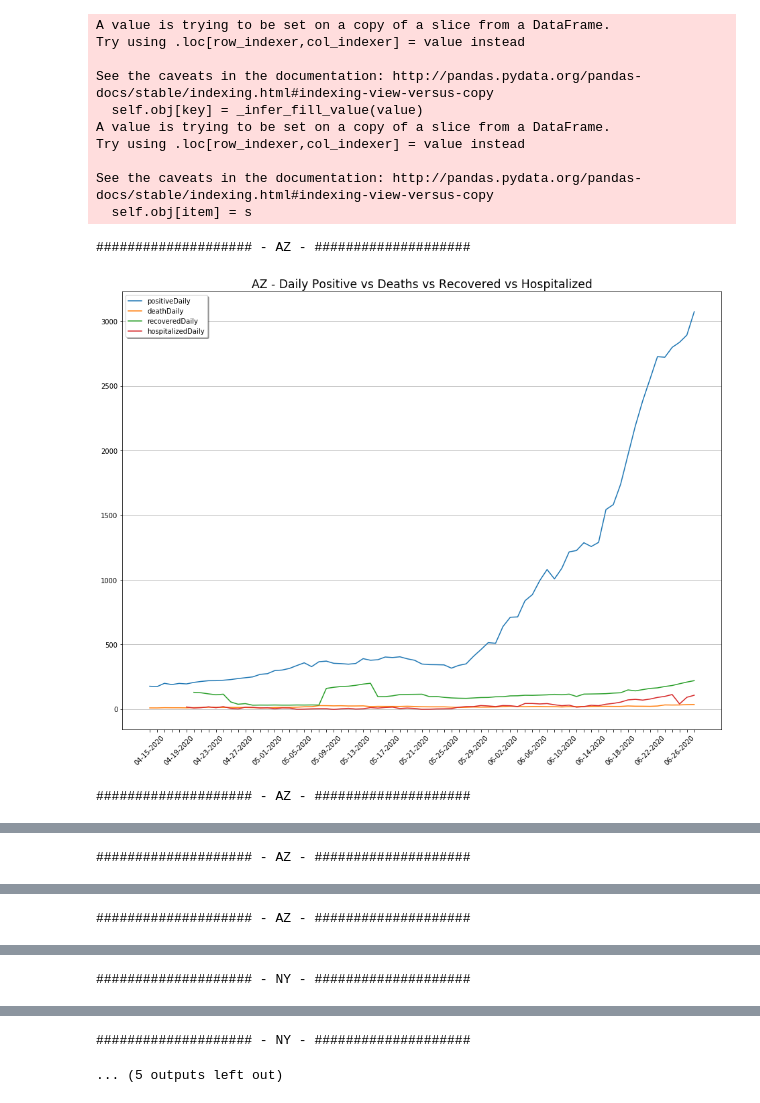
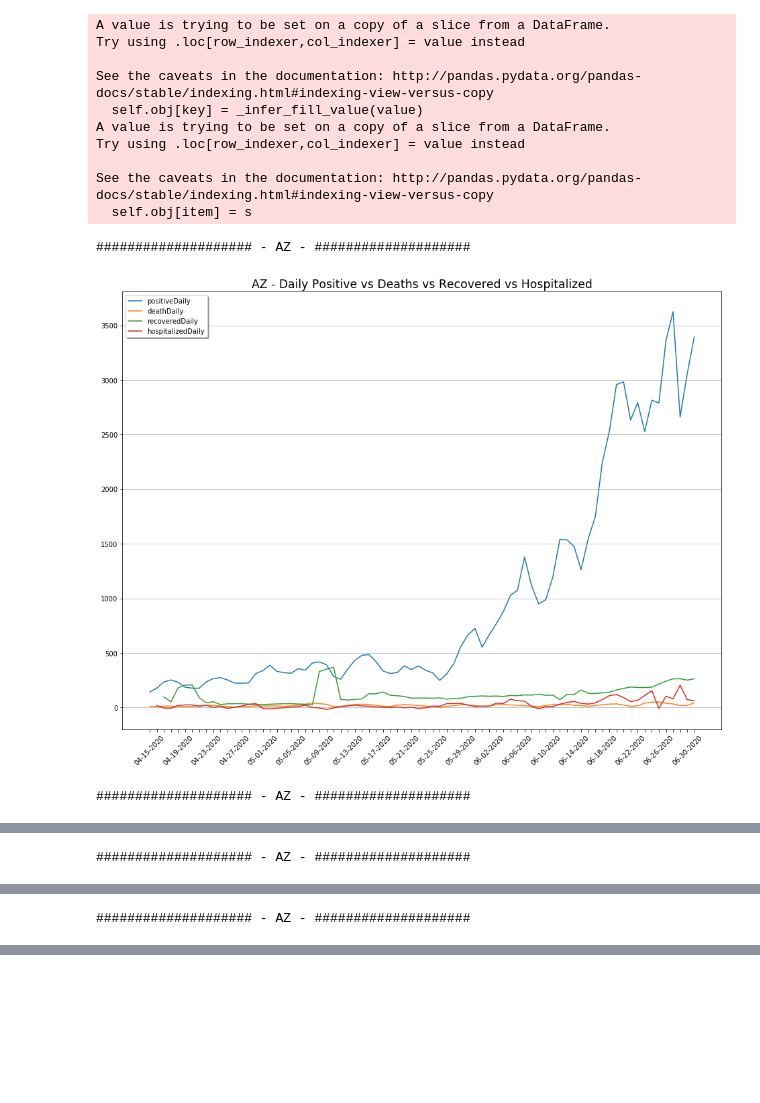
Before and after one commit to gschwim/COVID-19-Looking-Glass, a Jupyter notebook: COVID-19 Looking Glass - CovidTracking.com Data.ipynb, the cells around one changed output, grey strips where cells are left out. Drawn from its saved outputs; the diff is of its cells as text; code cells hidden in the pictures; blank space fills up the shorter version.

Commit message:
updated data

```diff
--- a/COVID-19 Looking Glass - CovidTracking.com Data.ipynb
+++ b/COVID-19 Looking Glass - CovidTracking.com Data.ipynb
@@ -53,22 +45,0 @@ rawd = pd.read_csv('https://raw.githubusercontent.com/CSSEGISandData/COVID-19/ma
-# %%
-# tenderize the data a little bit
-
-# Pick out the state if that is set
-if state is not 'US':
-    data = raw.loc[raw['Province_State'] == state].copy()
-    ddata = rawd.loc[raw['Province_State'] == state].copy()
-else:
-    data = raw.loc[raw['iso2'] == 'US'].copy()
-    ddata = rawd.loc[raw['iso2'] == 'US'].copy()
-
-# timeseries only
-data = data.iloc[:, 12:]
-ddata = ddata.iloc[:, 12:]
-
-# summarize the data
-summary = data.sum()
-summary.index = pd.to_datetime(summary.index)
-summary = summary.sort_index()
-dsummary = ddata.sum()
-dsummary.index = pd.to_datetime(dsummary.index)
-dsummary = dsummary.sort_index()
@@ -272,7 +69,7 @@ def getDataCovidTracking(get_states=False):
 
     return locations
 
-def pltStats(title=None, cols=[], scale='linear', data=None):
+def pltStats(title=None, cols=[], scale='linear', data=None, marker=None):
 
     if data is None:
         print('Data needs to be fed here.')
@@ -288,6 +85,11 @@ def pltStats(title=None, cols=[], scale='linear', data=None):
 
         ax.plot(data[col])
 
+
+    ### if marker is not None:
+    #maxX = data.max().max()
+#     ax.add_line('06-01-2020', 0, 1000, label='Protests Start')
+
     # adjust the tics on the x axis
     every_nth = 4
     for n, label in enumerate(ax.xaxis.get_ticklabels()):
@@ -302,14 +104,15 @@ def pltStats(title=None, cols=[], scale='linear', data=None):
     plt.show()
 
 
-def makeStats(data=data):
+def makeStats(data=None):
 
         df = data
         df.loc[:, 'mortalityRate'] = (df.death / df.positive) * 100
 
         # daily delta = today - yesterday then smooth with a rolling 3 mean
-        r = 7
+        r = 3
         df.loc[:, 'positiveDaily'] = (df.positive - df.positive.shift()).rolling(r).mean()
+        df.loc[:, 'negativeDaily'] = (df.negative - df.negative.shift()).rolling(r).mean()
         df.loc[:, 'deathDaily'] = (df.death - df.death.shift()).rolling(r).mean()
         df.loc[:, 'hospitalizedDaily'] = (df.hospitalizedCurrently - df.hospitalizedCurrently.shift()).rolling(r).mean()
         df.loc[:, 'hospitalizedDaily2'] = (df.hospitalizedCurrently - df.hospitalizedCurrently.shift())
@@ -325,7 +128,7 @@ def makeStats(data=data):
 def makeReport(reports=None, data=None, start_date=None):
 
         # need to make the stats first
-        data = makeStats(data=data)
+#         data = makeStats(data=data)
 
         # make the graphs
         for title, cols in reports.items():
@@ -350,38 +149,45 @@ positiveAll = pd.DataFrame()
 # %%
 reportAll = False
-roi = ['NY', 'AZ']
+roi = ['AZ']
 
 start_date = '04-15-2020'
 
 reports = {
     # 'Cumulative Postive vs. Deaths vs. Recovered vs Hospitalized' : ['positive', 'death', 'recovered', 'hospitalizedCumulative'],
     'Daily Positive vs Deaths vs Recovered vs Hospitalized' : ['positiveDaily', 'deathDaily', 'recoveredDaily', 'hospitalizedDaily'],
     'Positive Measurement Growth Rate in Pct': ['positiveGrowth'],
     'Mortality Rate in Pct': ['mortalityRate'],
     'Deaths Growth Rate in Pct' : ['deathGrowth']
 }
 
 positiveAll = pd.DataFrame()
+positiveGrowthAll = pd.DataFrame()
 
 for x, location in enumerate(states):
     if reportAll is True:
+        states[location] = makeStats(data=states[location])
+
         makeReport(reports=reports, data=states[location], start_date=start_date)
         positiveAll.loc[:, location] = states[location].positiveDaily
+        positiveGrowthAll.loc[:, location] = states[location].positiveGrowth
 
     elif location in roi:
+        states[location] = makeStats(data=states[location])
+
         makeReport(reports=reports, data=states[location], start_date=start_date)
         positiveAll.loc[:, location] = states[location].positiveDaily
+        positiveGrowthAll.loc[:, location] = states[location].positiveGrowth
 # %% [output]
 A value is trying to be set on a copy of a slice from a DataFrame.
 Try using .loc[row_indexer,col_indexer] = value instead
 
 See the caveats in the documentation: http://pandas.pydata.org/pandas-docs/stable/indexing.html#indexing-view-versus-copy
   self.obj[key] = _infer_fill_value(value)
 A value is trying to be set on a copy of a slice from a DataFrame.
 Try using .loc[row_indexer,col_indexer] = value instead
 
 See the caveats in the documentation: http://pandas.pydata.org/pandas-docs/stable/indexing.html#indexing-view-versus-copy
   self.obj[item] = s
 #################### - AZ - ####################
-[figure, old version]
+[figure, new version]
 #################### - AZ - ####################
@@ -393 +198,0 @@ See the caveats in the documentation: http://pandas.pydata.org/pandas-docs/stabl
-#################### - NY - ####################
@@ -395,2 +198,0 @@ See the caveats in the documentation: http://pandas.pydata.org/pandas-docs/stabl
-#################### - NY - ####################
-... (5 outputs left out)
```
Also changed, not shown: parts of 9 cells of this notebook, 1 other file.
